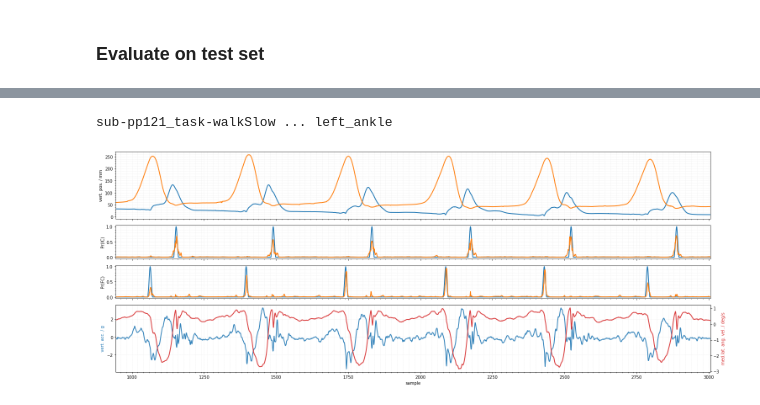
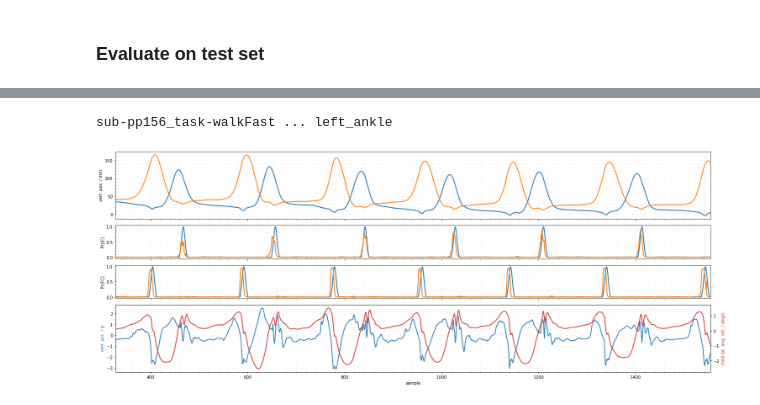
Before and after one commit to rmndrs89/my-gait-events-tcn, a Jupyter notebook: keepcontrol.ipynb, the cells around one changed output, grey strips where cells are left out. Drawn from its saved outputs; the diff is of its cells as text; code cells hidden in the pictures.

```diff
--- a/keepcontrol.ipynb
+++ b/keepcontrol.ipynb
@@ -76,7 +76,7 @@ LOSS_FN = MyWeightedMeanSquaredError(0.05)
 model = build_model(
     input_dim=INPUT_DIM,
     class_names=CLASS_NAMES,
-    loss_fn=MyWeightedMeanSquaredError(0.01),
+    loss_fn=MyWeightedMeanSquaredError(1/300),
     **kwargs
 )
 model.summary()
@@ -100,12 +100,15 @@ Non-trainable params: 256
 __________________________________________________________________________________________________
+# %%
+MAX_EPOCHS = 150
 # %%
 history = model.fit(
     x=train_data,
     y=train_targets,
     batch_size=16,
-    epochs=10,
+    epochs=MAX_EPOCHS,
     validation_data=(val_data, val_targets),
     shuffle=True,
-    callbacks=CALLBACKS
+    callbacks=CALLBACKS,
+    verbose=1
 )
 # %% [output]
@@ -139,2 +139,6 @@ plt.show()
 # %% [markdown]
 ### Evaluate on test set
+# %%
+for ix_instance in range(len(ds_test)):
+    print(f"{ix_instance:d}: {ds_test[ix_instance]['filename_prefix']:s}")
+    ds_test[ix_instance]['predictions'] = model.predict(np.expand_dims(ds_test[ix_instance]['data'], axis=0))
@@ -141,17 +261,18 @@ plt.show()
 # %%
 from utils.plot_utils import plot_predictions
 # %%
-ix_instance = np.random.choice(len(ds_test), size=1, replace=False)[0]
+# ix_instance = np.random.choice(len(ds_test), size=1, replace=False)[0]
+ix_instance = 0
 print(f"{ds_test[ix_instance]['filename_prefix']:s} ... {ds_test[ix_instance]['tracked_point']:s}")
 predictions = model.predict(np.expand_dims(ds_test[ix_instance]["data"], axis=0))
 plot_predictions(
     path=ROOT_DIR,
     data=ds_test[ix_instance]["data"],
     targets=ds_test[ix_instance]["targets"],
     predictions=predictions,
     filename_prefix=ds_test[ix_instance]["filename_prefix"],
     tracked_point=ds_test[ix_instance]["tracked_point"]
 )
 # %% [output]
-sub-pp121_task-walkSlow ... left_ankle
+sub-pp156_task-walkFast ... left_ankle
-[figure, old version]
+[figure, new version]
```
Also changed, not shown: parts of 9 cells of this notebook, 6 other files.
